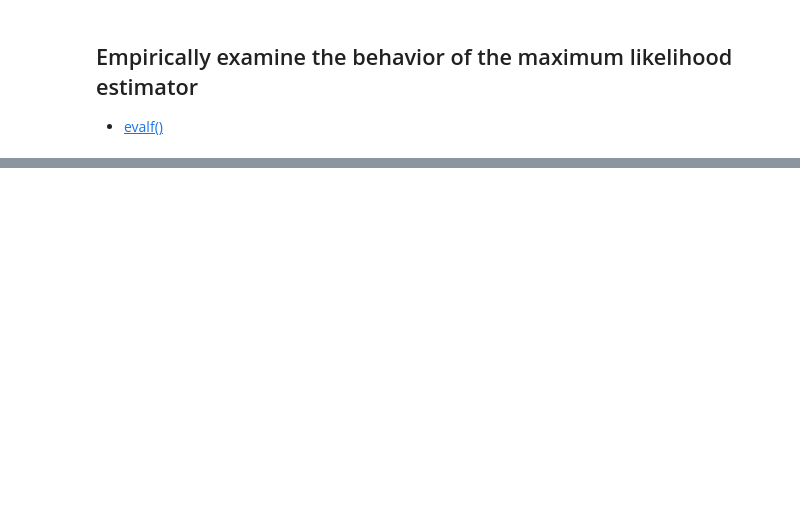
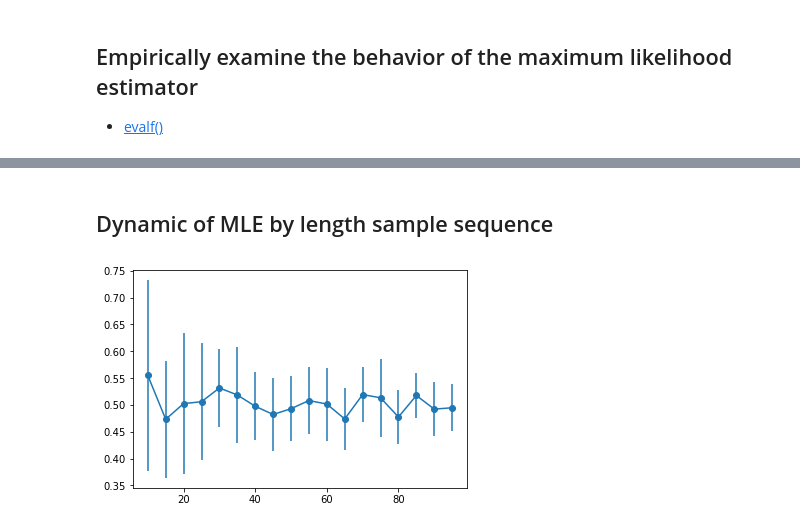
Before and after one commit to hyzhak/mle, a Jupyter notebook: mle.ipynb, the cells around one changed output, grey strips where cells are left out. Saved outputs shown, nothing was run; the diff lists cells and outputs as text; code cells hidden in the pictures; blank space fills up the shorter version.

```diff
--- a/mle.ipynb
+++ b/mle.ipynb
@@ -86,0 +88,17 @@ plt.show()
+# %% [markdown]
+## Dynamic of MLE by length sample sequence
+# %%
+def estimator_dynamics(ns_space, num_tries = 20):
+    for ns in ns_space:
+        estimations = list(estimator_gen(num_tries, ns))
+        yield np.mean(estimations), np.std(estimations)
+
+ns_space = list(range(10, 100, 5))
+entries = list(estimator_dynamics(ns_space))
+entries_mean = list(map(lambda e: e[0], entries))
+entries_std = list(map(lambda e: e[1], entries))
+
+plt.errorbar(ns_space, entries_mean, entries_std, fmt='-o')
+plt.show()
+# %% [output]
+[figure, added]
```
Also changed, not shown: parts of 3 cells of this notebook.
